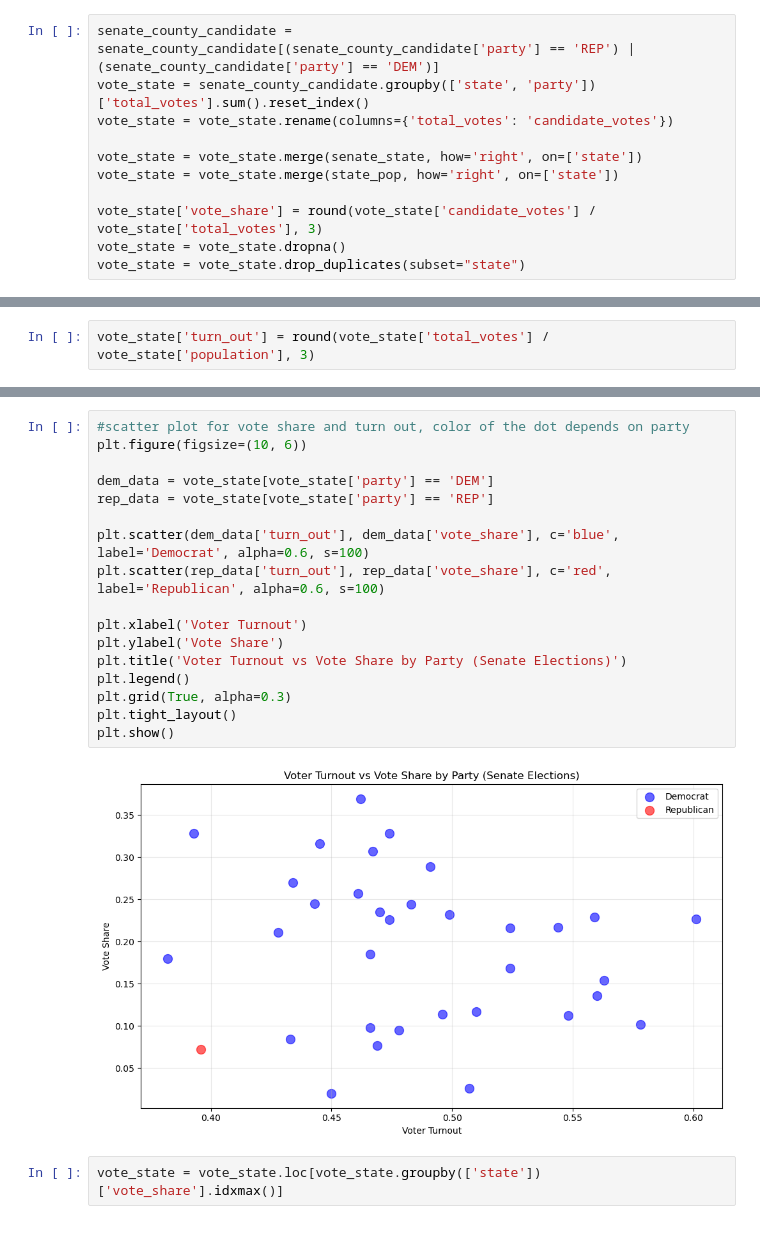
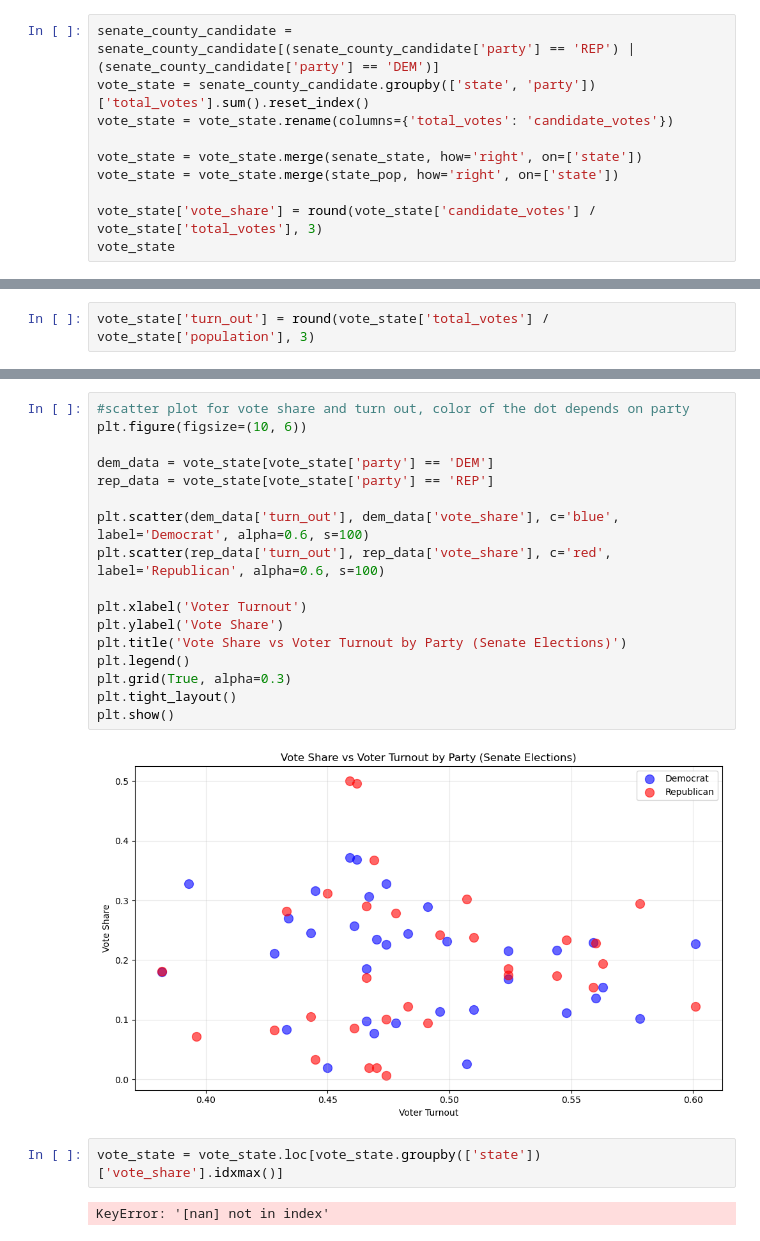
Before and after one commit to afeisladsflahsjd/FinalProjectQTM151, a Jupyter notebook: work.ipynb, the cells around one changed output, grey strips where cells are left out. Saved outputs shown, nothing was run; the diff lists cells and outputs as text.

```diff
--- a/work.ipynb
+++ b/work.ipynb
@@ -169,5 +180,4 @@ vote_state = vote_state.merge(senate_state, how='right', on=['state'])
 vote_state = vote_state.merge(state_pop, how='right', on=['state'])
 
 vote_state['vote_share'] = round(vote_state['candidate_votes'] / vote_state['total_votes'], 3)
-vote_state = vote_state.dropna()
-vote_state = vote_state.drop_duplicates(subset="state")
+vote_state
@@ -209,24 +235,26 @@ plt.show()
 # %%
 #scatter plot for vote share and turn out, color of the dot depends on party
 plt.figure(figsize=(10, 6))
 
 dem_data = vote_state[vote_state['party'] == 'DEM']
 rep_data = vote_state[vote_state['party'] == 'REP']
 
 plt.scatter(dem_data['turn_out'], dem_data['vote_share'], c='blue', label='Democrat', alpha=0.6, s=100)
 plt.scatter(rep_data['turn_out'], rep_data['vote_share'], c='red', label='Republican', alpha=0.6, s=100)
 
 plt.xlabel('Voter Turnout')
 plt.ylabel('Vote Share')
-plt.title('Voter Turnout vs Vote Share by Party (Senate Elections)')
+plt.title('Vote Share vs Voter Turnout by Party (Senate Elections)')
 plt.legend()
 plt.grid(True, alpha=0.3)
 plt.tight_layout()
 plt.show()
 # %% [output]
-[figure, old version]
+[figure, new version]
 # %%
 vote_state = vote_state.loc[vote_state.groupby(['state'])['vote_share'].idxmax()]
+# %% [output]
+KeyError: '[nan] not in index'
 # %%
 plt.figure(figsize=(10, 6))
 
```
Also changed, not shown: parts of 11 cells of this notebook.
